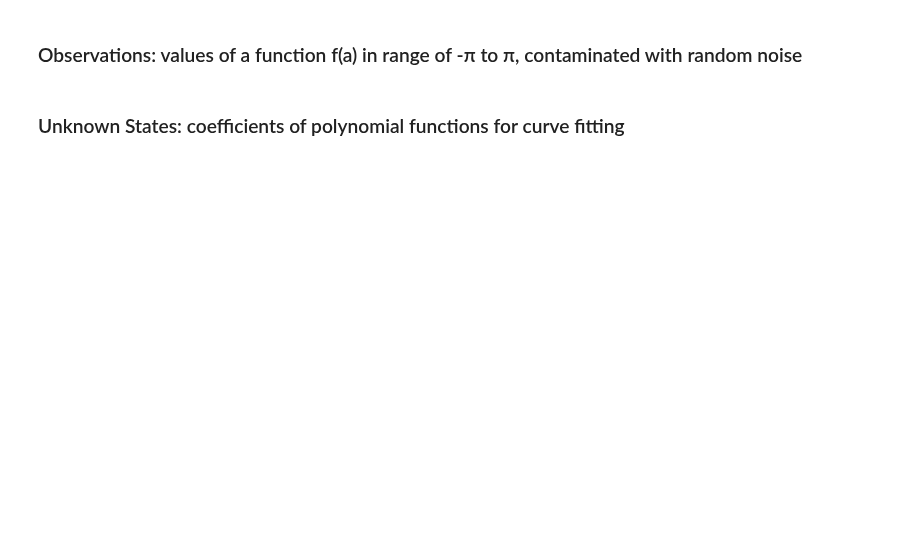
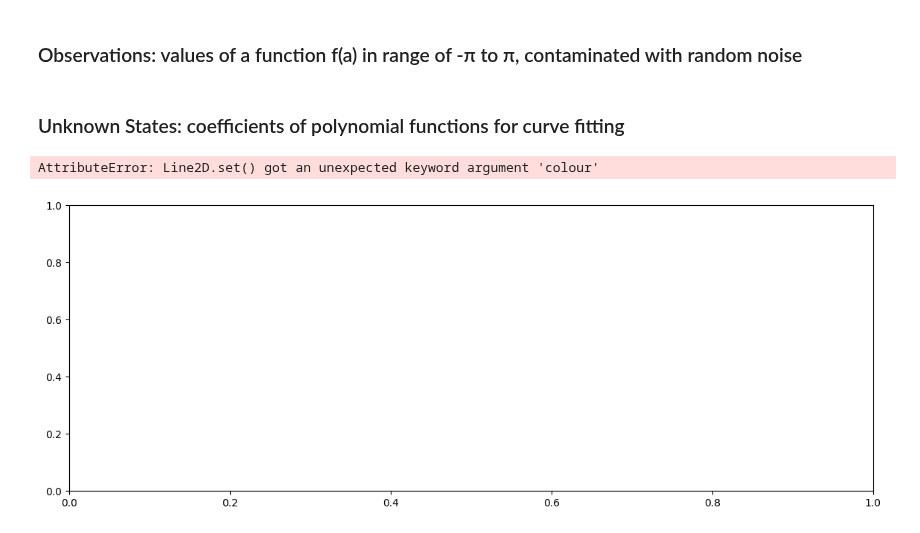
Before and after one commit to Nancy-On/ENGG680_2025_Fall, a Jupyter notebook: Lab_Assignment1_Group10/Assignment1_StudentGradeManagementSystem.ipynb, the cells around one changed output. Saved outputs shown, nothing was run; the diff lists cells and outputs as text; code cells hidden in the pictures; blank space fills up the shorter version.

```diff
--- a/Lab_Assignment1_Group10/Assignment1_StudentGradeManagementSystem.ipynb
+++ b/Lab_Assignment1_Group10/Assignment1_StudentGradeManagementSystem.ipynb
@@ -416,20 +416,30 @@ a = np.linspace(start, end, n)
 # %%
 # step 4
 # use the matplotlib to plot the true and noisy observations together in one single figure
 # use scatter for noisy observation plotting
 # for the true observation, label it as "f(a)"" and set color as 'k'
 # for the noisy observation scatter plot, label it as "f(a) + e", set color as 'tab:blue', set marker as 'o' and set alpha as 0.3
 # include proper axis labels, legend and title
 # scale the range of x-axis to be -1 to 1
 # keep this format for the rest of the plots in this lab assignment
 # (2 marks)
 
 fig, ax = plt.subplots(nrows=1, ncols=1, figsize=(14, 5))
+ax.plot (a, l_true, label='f(a)', colour= 'k')
+ax.plot (a, l, label='f(a) + e', colour='tab:blue', marker='o',alpha =0.3)
+ax.set_xlabel ("a") #whats the x-axis supposed to be??
+ax.set_ylabel ("Observations")
+ax.set_title ("Plot of True and Noisy Observations")
+ax.legend (loc='best')
+ax.set_xlim (-1,1)
 
-# ...
+
 
 ax.grid(True, which='both',ls='-',color='0.65')
 fig.tight_layout()
+# %% [output]
+AttributeError: Line2D.set() got an unexpected keyword argument 'colour'
+[figure, added]
 # %%
 # step 5
 # define a curve fitting function named fit_polynomial_curve
```
